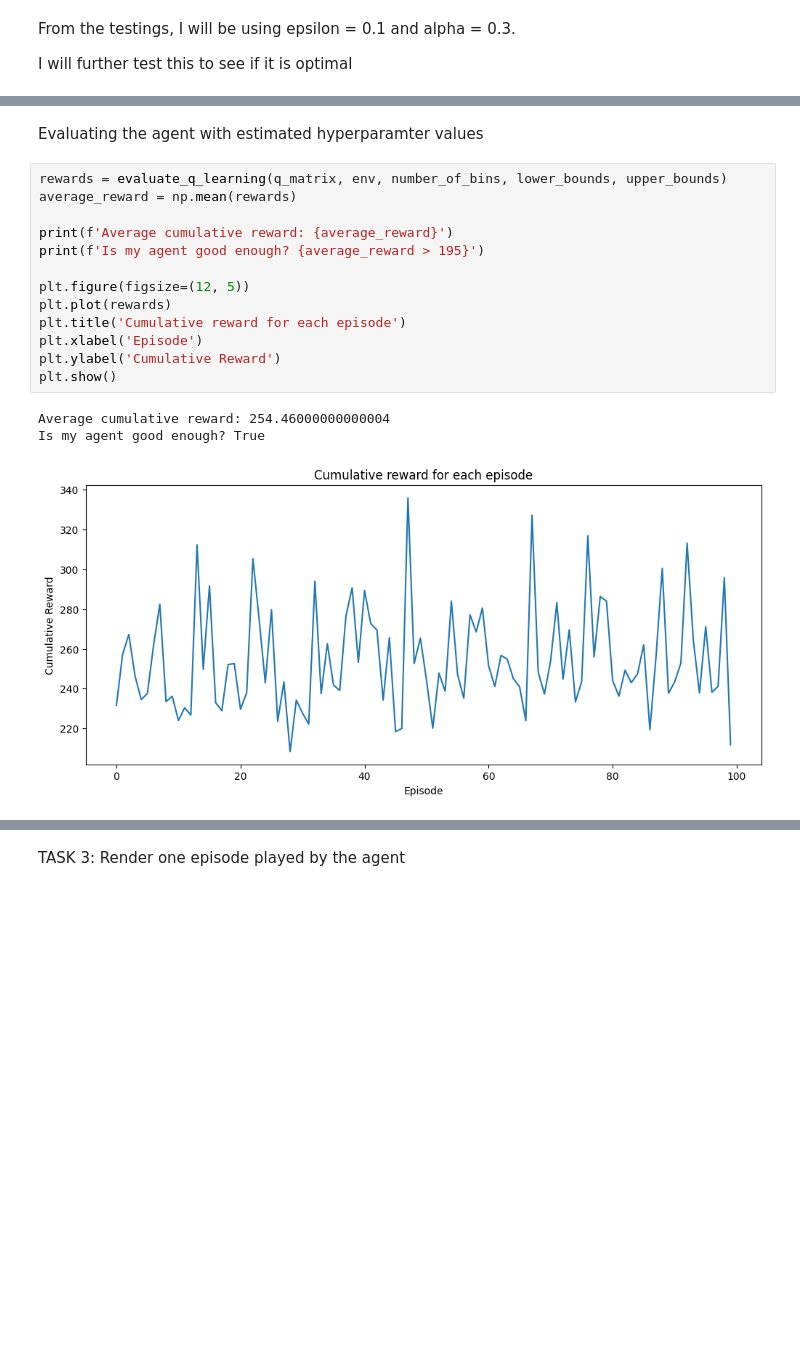
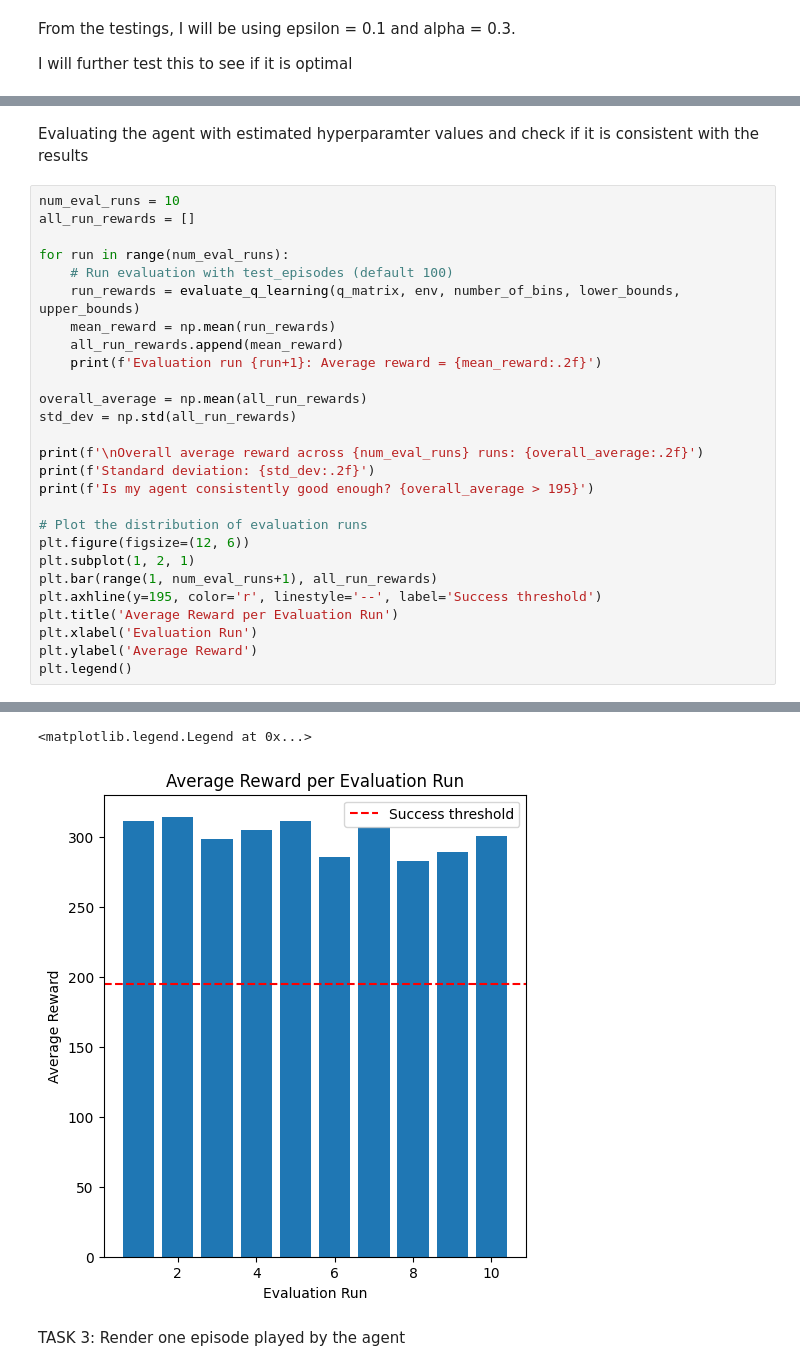
Before and after one commit to kuehlapis/SC300-Artificial-Intelligence, a Jupyter notebook: cartpole.ipynb, the cells around one changed output, grey strips where cells are left out. Cells and saved outputs as stored; diff of their text form; blank space fills up the shorter version.

Commit message:
updated evaluation

```diff
--- a/cartpole.ipynb
+++ b/cartpole.ipynb
@@ -288,21 +288,32 @@ def evaluate_q_learning(q_matrix, env, number_of_bins, lower_bounds, upper_bound
 
     return test_rewards
 # %% [markdown]
-Evaluating the agent with estimated hyperparamter values
+Evaluating the agent with estimated hyperparamter values and check if it is consistent with the results
-# %%
-rewards = evaluate_q_learning(q_matrix, env, number_of_bins, lower_bounds, upper_bounds)
-average_reward = np.mean(rewards)
-
-print(f'Average cumulative reward: {average_reward}')
-print(f'Is my agent good enough? {average_reward > 195}')
-
-plt.figure(figsize=(12, 5))
-plt.plot(rewards)
-plt.title('Cumulative reward for each episode')
-plt.xlabel('Episode')
-plt.ylabel('Cumulative Reward')
-plt.show()
-# %% [output]
-Average cumulative reward: 254.46000000000004
-Is my agent good enough? True
-[figure, removed]
+# %%
+num_eval_runs = 10
+all_run_rewards = []
+
+for run in range(num_eval_runs):
+    # Run evaluation with test_episodes (default 100)
+    run_rewards = evaluate_q_learning(q_matrix, env, number_of_bins, lower_bounds, upper_bounds)
+    mean_reward = np.mean(run_rewards)
+    all_run_rewards.append(mean_reward)
+    print(f'Evaluation run {run+1}: Average reward = {mean_reward:.2f}')
+
+overall_average = np.mean(all_run_rewards)
+std_dev = np.std(all_run_rewards)
+
+print(f'\nOverall average reward across {num_eval_runs} runs: {overall_average:.2f}')
+print(f'Standard deviation: {std_dev:.2f}')
+print(f'Is my agent consistently good enough? {overall_average > 195}')
+
+# Plot the distribution of evaluation runs
+plt.figure(figsize=(12, 6))
+plt.subplot(1, 2, 1)
+plt.bar(range(1, num_eval_runs+1), all_run_rewards)
+plt.axhline(y=195, color='r', linestyle='--', label='Success threshold')
+plt.title('Average Reward per Evaluation Run')
+plt.xlabel('Evaluation Run')
+plt.ylabel('Average Reward')
+plt.legend()
+# %% [output]
@@ -309,3 +334,5 @@ Is my agent good enough? True
+<matplotlib.legend.Legend at 0x...>
+[figure, added]
 # %% [markdown]
 TASK 3: Render one episode played by the agent
 # %%
```
Also changed, not shown: parts of 6 cells of this notebook.
